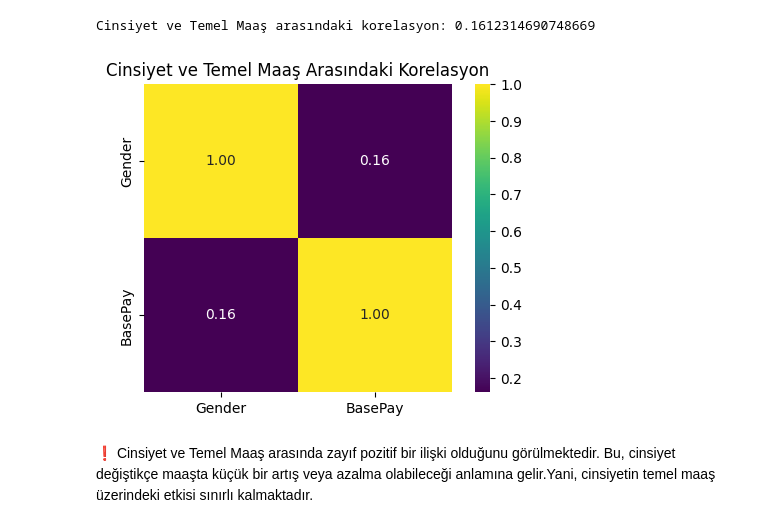
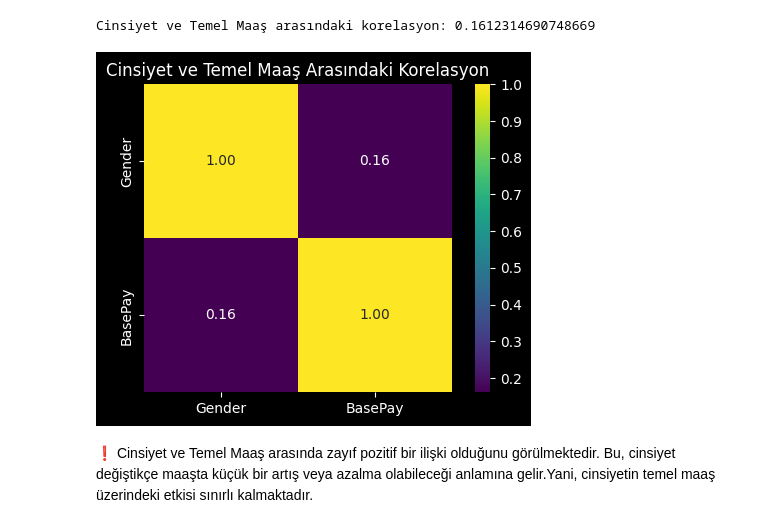
Before and after one commit to MeltemKartopu/w-code-veri-bilimi, a Jupyter notebook: final_project/W_Code_Proje4_.ipynb, the cells around one changed output. Drawn from its saved outputs; the diff is of its cells as text; code cells hidden in the pictures.

Commit message:
Background fixed on correlation matrix

```diff
--- a/final_project/W_Code_Proje4_.ipynb
+++ b/final_project/W_Code_Proje4_.ipynb
@@ -746,15 +746,14 @@ Cinsiyet ve Temel Maaş arasındaki korelasyon: 0.1612314690748669
 # %%
 # Korelasyon matrisini oluşturma
 correlation_matrix = dataset_replaced[['Gender', 'BasePay']].corr()
 
 # Isı haritasını oluşturma
 plt.figure(figsize=(6, 4))
-sns.heatmap(correlation_matrix, annot=True, cmap='viridis', fmt=".2f", square=True)
-plt.style.use('dark_background')
+sns.heatmap(correlation_matrix, annot=True, cmap='viridis', fmt=".2f", square=True, facecolor='black')
 plt.title('Cinsiyet ve Temel Maaş Arasındaki Korelasyon')
 plt.show()
 # %% [output]
-[figure, old version]
+[figure, new version]
 # %% [markdown]
 ❗ Cinsiyet ve Temel Maaş arasında zayıf pozitif bir ilişki olduğunu görülmektedir. Bu, cinsiyet değiştikçe maaşta küçük bir artış veya azalma olabileceği anlamına gelir.Yani, cinsiyetin temel maaş üzerindeki etkisi sınırlı kalmaktadır.
 # %% [markdown]
```
Also changed, not shown: parts of 2 cells of this notebook, 3 other files.
